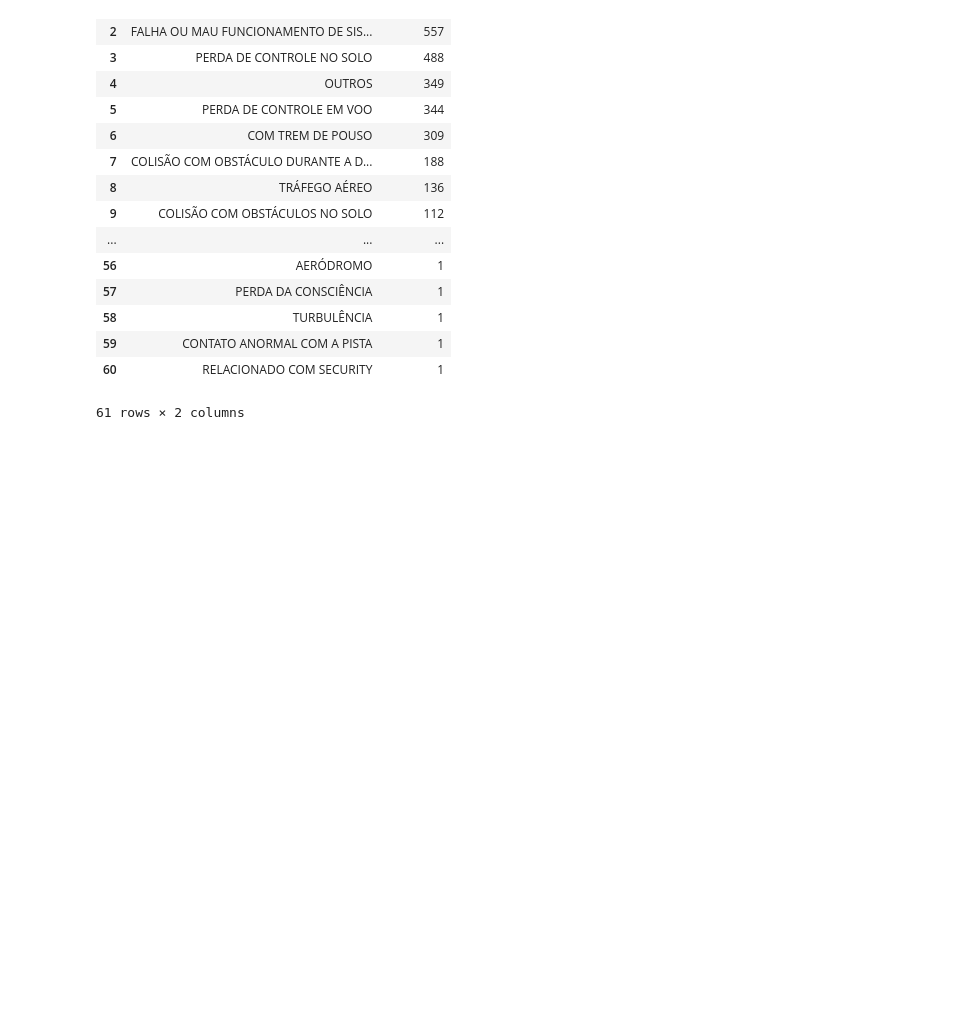
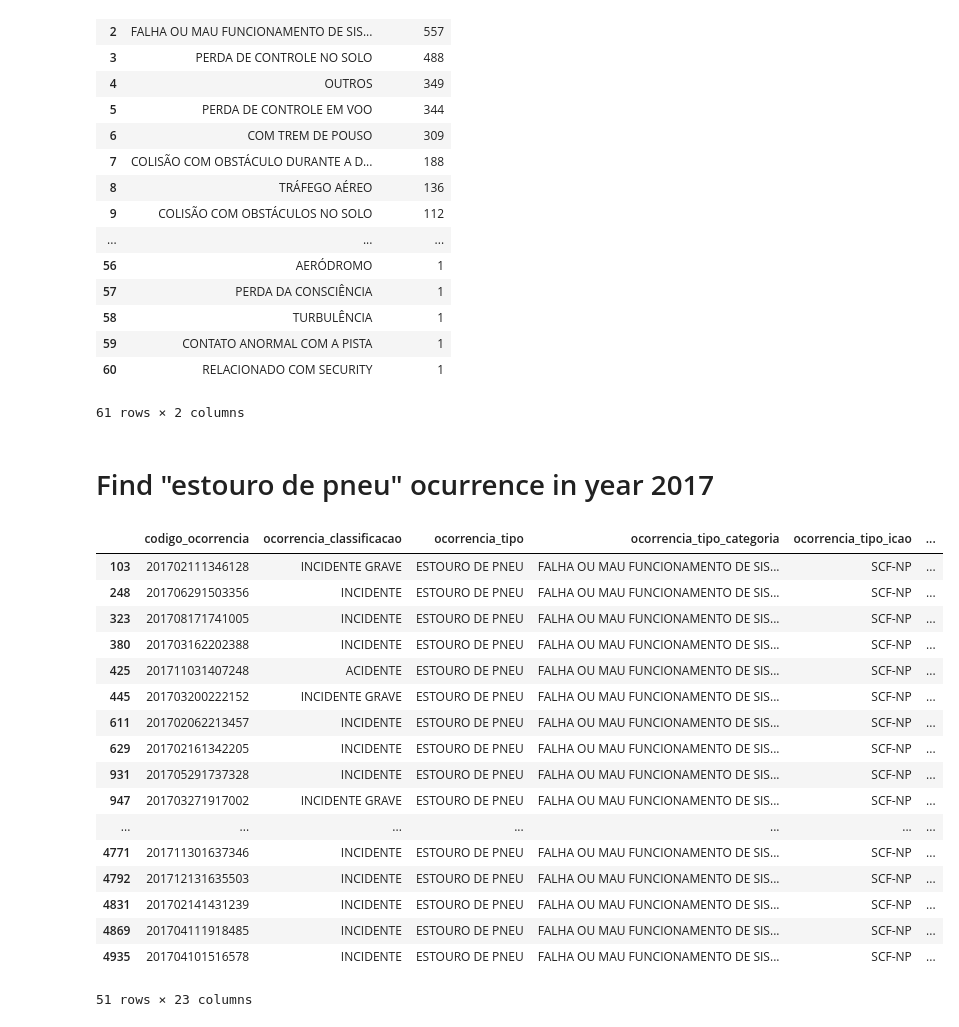
Before and after one commit to Guilehm/notebooks, a Jupyter notebook: airplanes_occurrences.ipynb, the cells around one changed output. Drawn from its saved outputs; the diff is of its cells as text; code cells hidden in the pictures; blank space fills up the shorter version.

Commit message:
Find "estouro de pneu" ocurrence in year 2017

```diff
--- a/airplanes_occurrences.ipynb
+++ b/airplanes_occurrences.ipynb
@@ -125,3 +125,26 @@ ocurrence_types
 | 59 | CONTATO ANORMAL COM A PISTA | 1 |
 | 60 | RELACIONADO COM SECURITY | 1 |
 61 rows × 2 columns
+# %% [markdown]
+# Find "estouro de pneu" ocurrence in year 2017
+# %%
+df[(df.ocorrencia_tipo == 'ESTOURO DE PNEU') & (df.ano_ocorrencia == 2017)]
+# %% [output]
+|  | codigo_ocorrencia | ocorrencia_classificacao | ocorrencia_tipo | ocorrencia_tipo_categoria | ocorrencia_tipo_icao | ... |
+| 103 | 201702111346128 | INCIDENTE GRAVE | ESTOURO DE PNEU | FALHA OU MAU FUNCIONAMENTO DE SIS... | SCF-NP | ... |
+| 248 | 201706291503356 | INCIDENTE | ESTOURO DE PNEU | FALHA OU MAU FUNCIONAMENTO DE SIS... | SCF-NP | ... |
+| 323 | 201708171741005 | INCIDENTE | ESTOURO DE PNEU | FALHA OU MAU FUNCIONAMENTO DE SIS... | SCF-NP | ... |
+| 380 | 201703162202388 | INCIDENTE | ESTOURO DE PNEU | FALHA OU MAU FUNCIONAMENTO DE SIS... | SCF-NP | ... |
+| 425 | 201711031407248 | ACIDENTE | ESTOURO DE PNEU | FALHA OU MAU FUNCIONAMENTO DE SIS... | SCF-NP | ... |
+| 445 | 201703200222152 | INCIDENTE GRAVE | ESTOURO DE PNEU | FALHA OU MAU FUNCIONAMENTO DE SIS... | SCF-NP | ... |
+| 611 | 201702062213457 | INCIDENTE | ESTOURO DE PNEU | FALHA OU MAU FUNCIONAMENTO DE SIS... | SCF-NP | ... |
+| 629 | 201702161342205 | INCIDENTE | ESTOURO DE PNEU | FALHA OU MAU FUNCIONAMENTO DE SIS... | SCF-NP | ... |
+| 931 | 201705291737328 | INCIDENTE | ESTOURO DE PNEU | FALHA OU MAU FUNCIONAMENTO DE SIS... | SCF-NP | ... |
+| 947 | 201703271917002 | INCIDENTE GRAVE | ESTOURO DE PNEU | FALHA OU MAU FUNCIONAMENTO DE SIS... | SCF-NP | ... |
+| ... | ... | ... | ... | ... | ... | ... |
+| 4771 | 201711301637346 | INCIDENTE | ESTOURO DE PNEU | FALHA OU MAU FUNCIONAMENTO DE SIS... | SCF-NP | ... |
+| 4792 | 201712131635503 | INCIDENTE | ESTOURO DE PNEU | FALHA OU MAU FUNCIONAMENTO DE SIS... | SCF-NP | ... |
+| 4831 | 201702141431239 | INCIDENTE | ESTOURO DE PNEU | FALHA OU MAU FUNCIONAMENTO DE SIS... | SCF-NP | ... |
+| 4869 | 201704111918485 | INCIDENTE | ESTOURO DE PNEU | FALHA OU MAU FUNCIONAMENTO DE SIS... | SCF-NP | ... |
+| 4935 | 201704101516578 | INCIDENTE | ESTOURO DE PNEU | FALHA OU MAU FUNCIONAMENTO DE SIS... | SCF-NP | ... |
+51 rows × 23 columns
```
